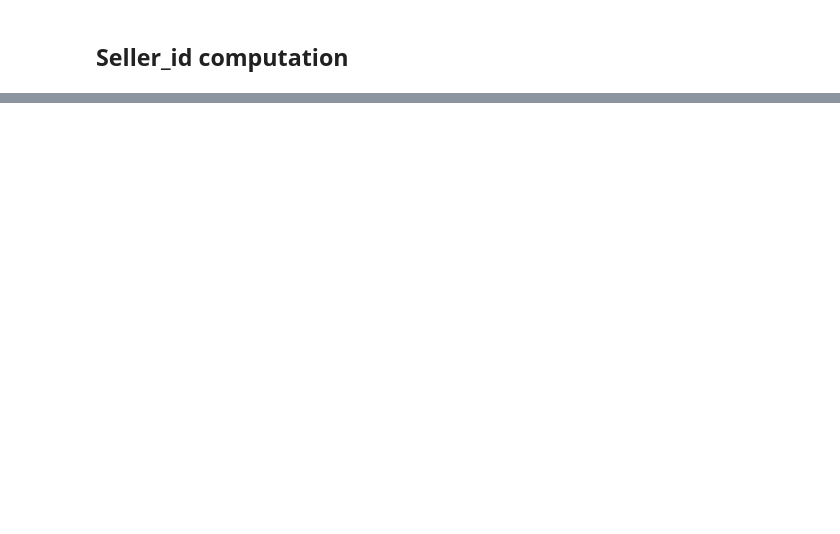
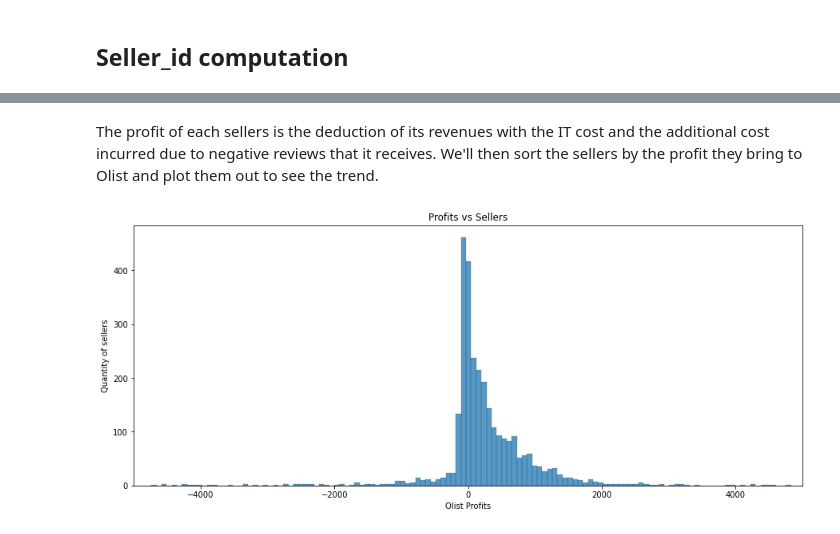
Before and after one commit to yongsin91/olist, a Jupyter notebook: full_analysis.ipynb, the cells around one changed output, grey strips where cells are left out. Saved outputs shown, nothing was run; the diff lists cells and outputs as text; code cells hidden in the pictures; blank space fills up the shorter version.

```diff
--- a/full_analysis.ipynb
+++ b/full_analysis.ipynb
@@ -420,0 +67,11 @@ by_product_id.sort_values('cost')
+# %%
+sell_cal = sellers_info.copy()
+sell_cal['revenues']= sell_cal['sales']*0.1+80*sell_cal['months_on_olist']
+
+# average IT cost per order can be calculated by dividing overall operation IT cost by the total amount of orders
+#y = IT_g * sqrt(x)
+IT_g = 500000/np.sqrt(sell_cal['n_orders']).sum()
+print(f"Average Operational IT cost per order to date will be {round(IT_g,2)} BRLs")
+sell_cal['IT_cost'] =  np.sqrt(sell_cal["n_orders"]) * IT_g
+sell_cal['net_profit']= sell_cal['profits'] - sell_cal['IT_cost']
+sell_cal.head(3)
@@ -420,0 +84,16 @@ by_product_id.sort_values('cost')
+# %% [markdown]
+The profit of each sellers is the deduction of its revenues with the IT cost and the additional cost incurred due to negative reviews that it receives. We'll then sort the sellers by the profit they bring to Olist and plot them out to see the trend.
+# %%
+#Sorting sellers according to the profits
+sellers_by_profits = sell_cal.sort_values(by = "net_profit")["net_profit"].reset_index()
+
+#Visualizing the sellers according to the sorted profits; the sellers which brings in the least profits/most losses on the left,
+#and sellers with the most profits on the right
+plt.figure(figsize = (15, 6))
+sns.histplot(sellers_by_profits["net_profit"])
+plt.title("Profits vs Sellers")
+plt.xlim(-5000,5000)
+plt.xlabel("Olist Profits")
+plt.ylabel("Quantity of sellers");
+# %% [output]
+[figure, added]
```
Also changed, not shown: parts of 68 cells of this notebook.
